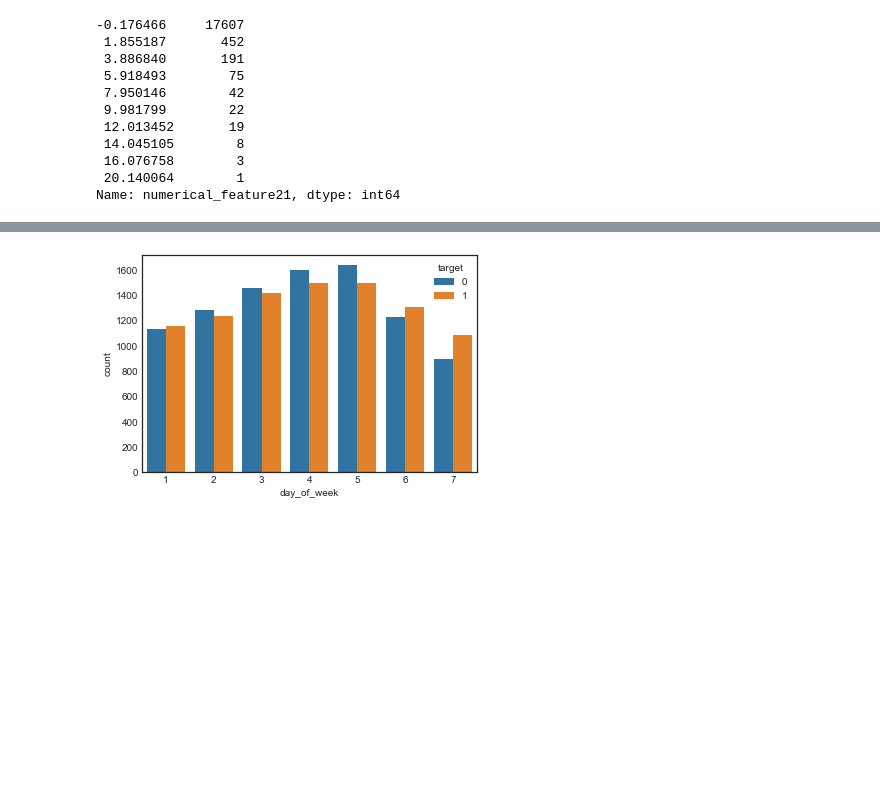
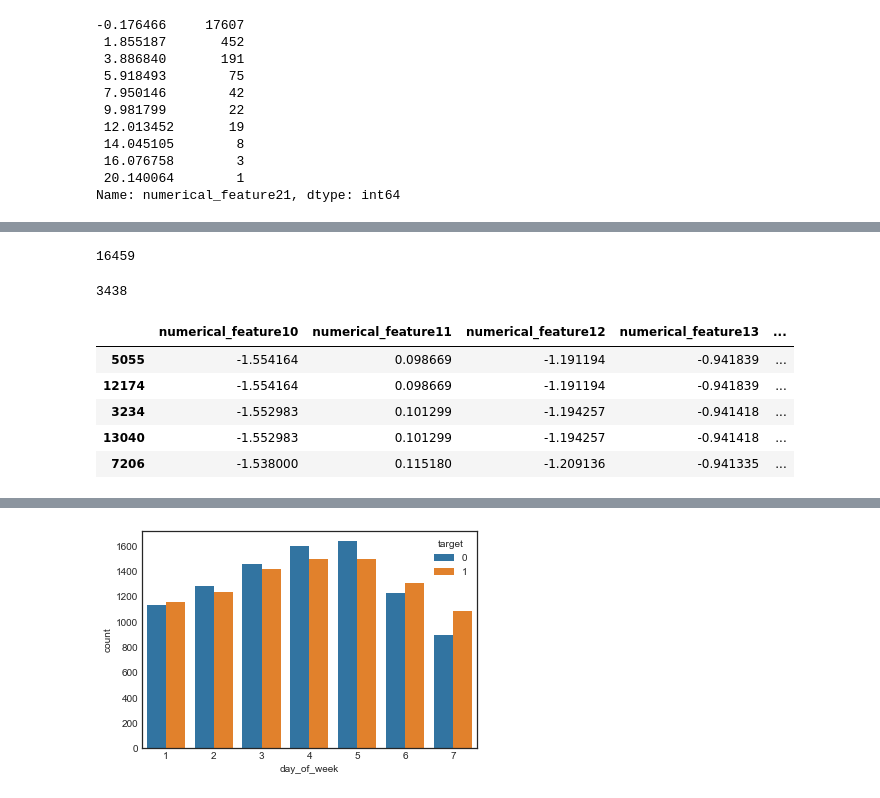
Before and after one commit to odaykhovskaya/test-task, a Jupyter notebook: solving_the_task.ipynb, the cells around one changed output, grey strips where cells are left out. Drawn from its saved outputs; the diff is of its cells as text; code cells hidden in the pictures; blank space fills up the shorter version.

```diff
--- a/solving_the_task.ipynb
+++ b/solving_the_task.ipynb
@@ -112,0 +145,5 @@ sns.countplot(data=train,x='binary_feature1',hue='target');
+# %%
+cols10_16 = ['numerical_feature10', 'numerical_feature11', 'numerical_feature12','numerical_feature13',\
+             'numerical_feature14', 'numerical_feature15', 'numerical_feature16']
+for col in cols10_16:
+    print(len(train[col].unique()))
@@ -112,0 +158,15 @@ sns.countplot(data=train,x='binary_feature1',hue='target');
+# %%
+len(train.drop_duplicates(subset=cols10_16))
+# %% [output]
+16459
+# %%
+print(len(train.loc[train.duplicated(subset=cols10_16,keep=False)]))
+train[cols10_16+['target']].loc[train.duplicated(subset=cols10_16,keep=False)].sort_values(by=cols10_16).head()
+# %% [output]
+3438
+|  | numerical_feature10 | numerical_feature11 | numerical_feature12 | numerical_feature13 | ... |
+| 5055 | -1.554164 | 0.098669 | -1.191194 | -0.941839 | ... |
+| 12174 | -1.554164 | 0.098669 | -1.191194 | -0.941839 | ... |
+| 3234 | -1.552983 | 0.101299 | -1.194257 | -0.941418 | ... |
+| 13040 | -1.552983 | 0.101299 | -1.194257 | -0.941418 | ... |
+| 7206 | -1.538000 | 0.115180 | -1.209136 | -0.941335 | ... |
```
Also changed, not shown: parts of 10 cells of this notebook.
